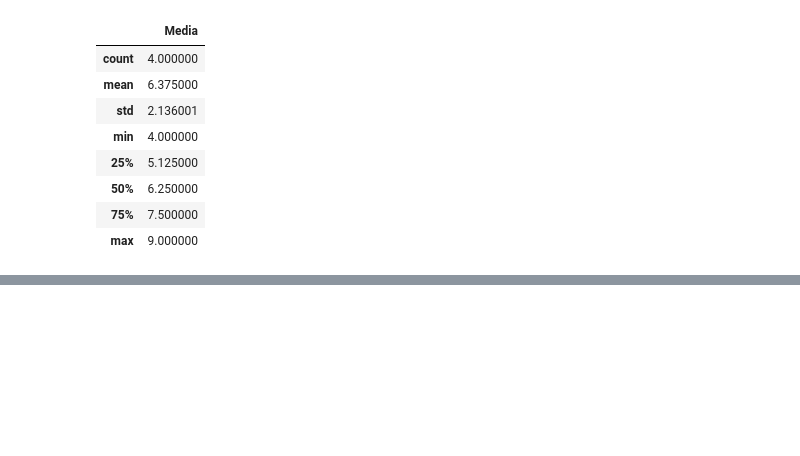
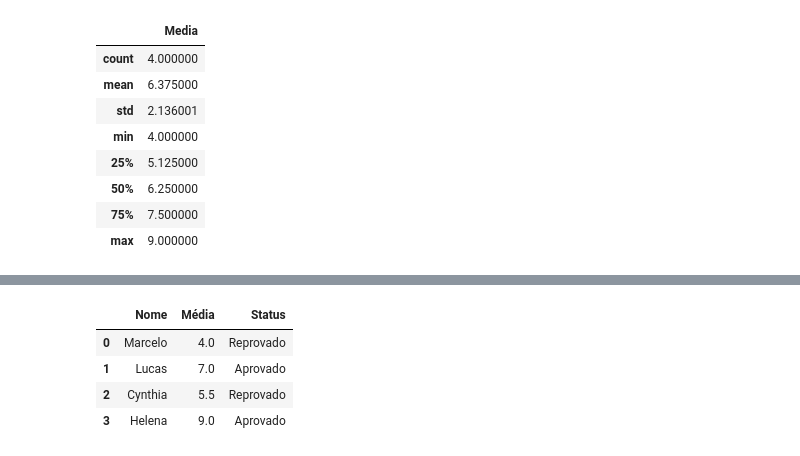
Before and after one commit to vitor-edu/Programa-de-Forma-o-Big-Data-BRQ, a Jupyter notebook: Pandas.ipynb, the cells around one changed output, grey strips where cells are left out. Drawn from its saved outputs; the diff is of its cells as text; code cells hidden in the pictures; blank space fills up the shorter version.

```diff
--- a/Pandas.ipynb
+++ b/Pandas.ipynb
@@ -128,0 +253,9 @@ data_frame1.describe() # Comando describe retorna alguns valores estatísticos d
+# %%
+# Alterando os nomes das colunas passada como parametro na função columns,  o dataframe.
+data_frame1.rename(columns={"nome":"Nome","Media":"Média" })
+# %% [output]
+|  | Nome | Média | Status |
+| 0 | Marcelo | 4.0 | Reprovado |
+| 1 | Lucas | 7.0 | Aprovado |
+| 2 | Cynthia | 5.5 | Reprovado |
+| 3 | Helena | 9.0 | Aprovado |
```
Also changed, not shown: parts of 31 cells of this notebook.
